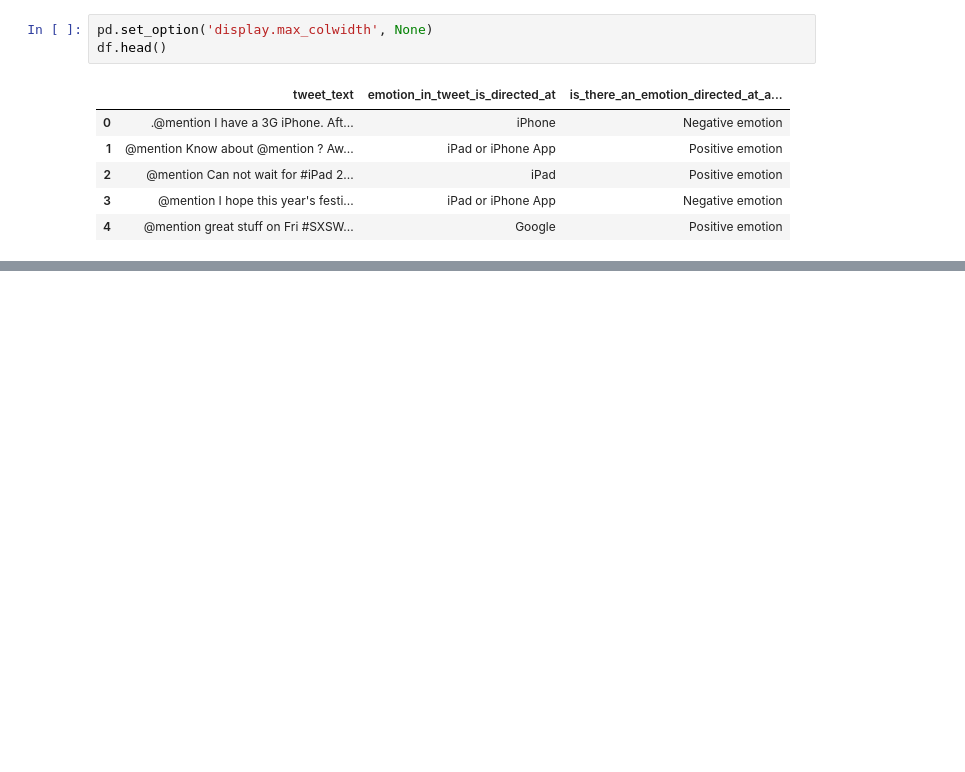
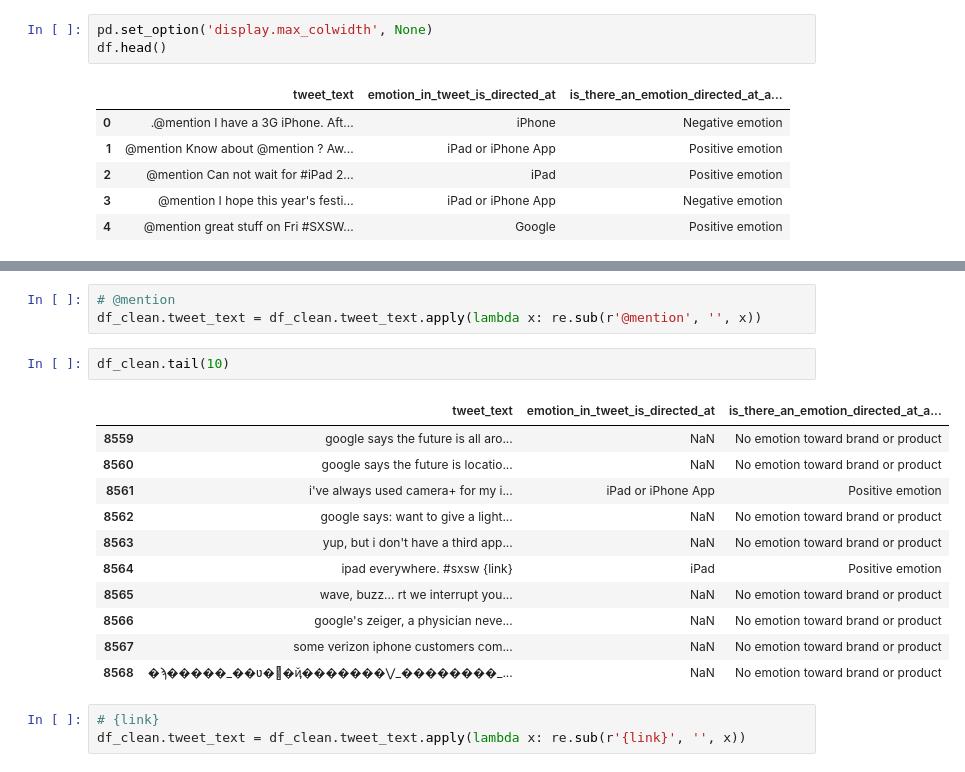
Before and after one commit to merb92/Twitter-Sentiment-Analysis, a Jupyter notebook: text_preprocessing.ipynb, the cells around one changed output, grey strips where cells are left out. Saved outputs shown, nothing was run; the diff lists cells and outputs as text; blank space fills up the shorter version.

```diff
--- a/text_preprocessing.ipynb
+++ b/text_preprocessing.ipynb
@@ -34,0 +73,20 @@ df.head()
+# %%
+# @mention
+df_clean.tweet_text = df_clean.tweet_text.apply(lambda x: re.sub(r'@mention', '', x))
+# %%
+df_clean.tail(10)
+# %% [output]
+|  | tweet_text | emotion_in_tweet_is_directed_at | is_there_an_emotion_directed_at_a... |
+| 8559 | google says the future is all aro... | NaN | No emotion toward brand or product |
+| 8560 | google says the future is locatio... | NaN | No emotion toward brand or product |
+| 8561 | i've always used camera+ for my i... | iPad or iPhone App | Positive emotion |
+| 8562 | google says: want to give a light... | NaN | No emotion toward brand or product |
+| 8563 | yup, but i don't have a third app... | NaN | No emotion toward brand or product |
+| 8564 | ipad everywhere. #sxsw {link} | iPad | Positive emotion |
+| 8565 | wave, buzz... rt we interrupt you... | NaN | No emotion toward brand or product |
+| 8566 | google's zeiger, a physician neve... | NaN | No emotion toward brand or product |
+| 8567 | some verizon iphone customers com... | NaN | No emotion toward brand or product |
+| 8568 | �ϡ�����_��ʋ�΋�ҋ�������⋁_��������_... | NaN | No emotion toward brand or product |
+# %%
+# {link}
+df_clean.tweet_text = df_clean.tweet_text.apply(lambda x: re.sub(r'{link}', '', x))
```
Also changed, not shown: parts of 31 cells of this notebook.
